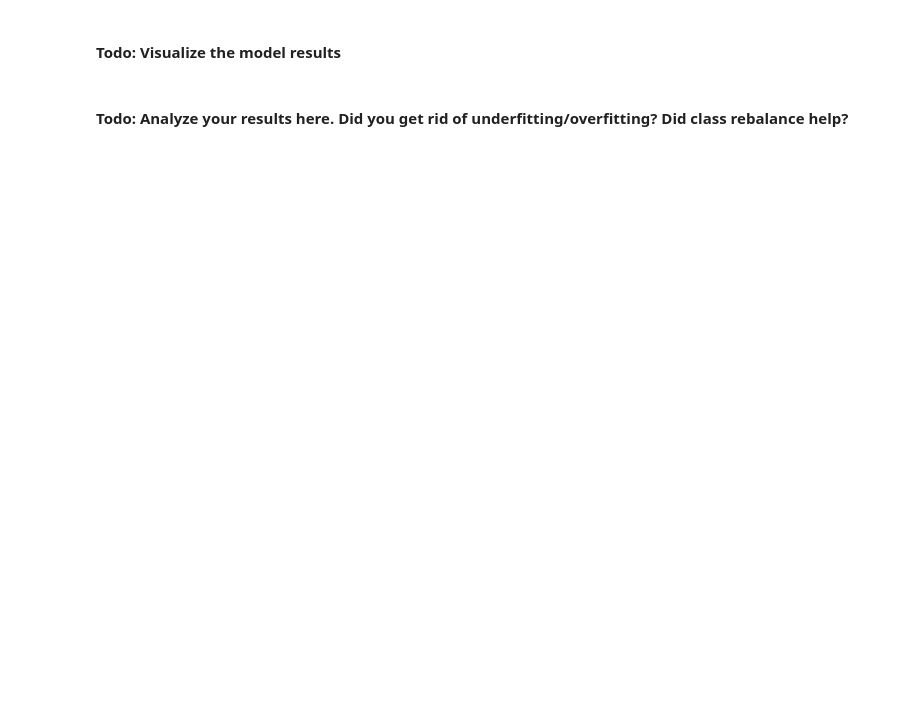
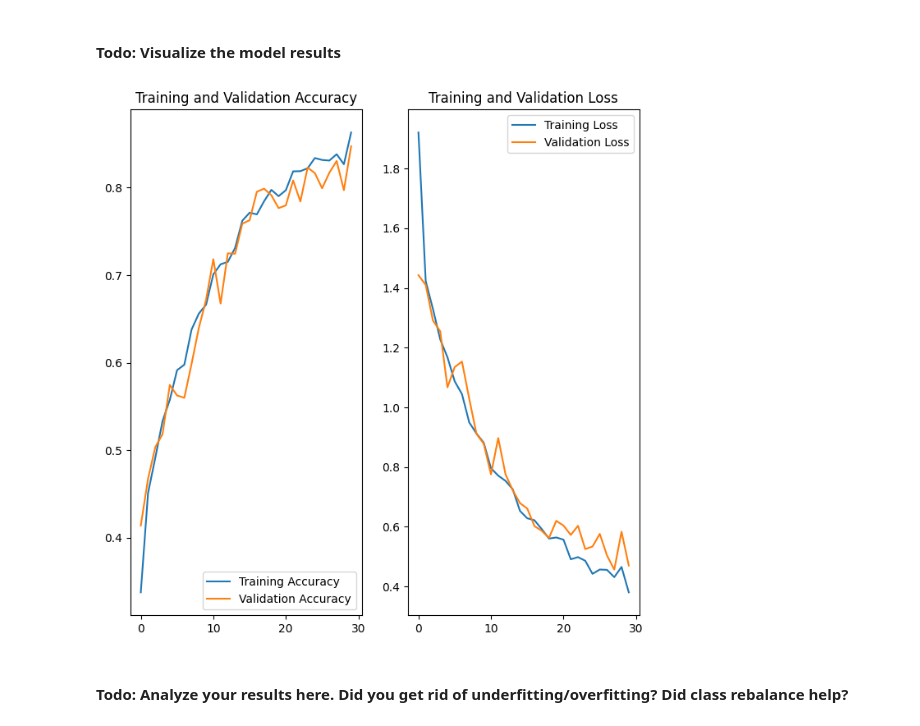
Before and after one commit to changshuren/Convolutional-Neural-Networks, a Jupyter notebook: Shu_Ren_Chang_nn_Skin_Cancer_v5.ipynb, the cells around one changed output. Cells and saved outputs as stored; diff of their text form; code cells hidden in the pictures; blank space fills up the shorter version.

```diff
--- a/Shu_Ren_Chang_nn_Skin_Cancer_v5.ipynb
+++ b/Shu_Ren_Chang_nn_Skin_Cancer_v5.ipynb
@@ -796,6 +825,6 @@ val_ds = tf.keras.preprocessing.image_dataset_from_directory(
   data_dir_train,
   seed=123,
   validation_split = 0.2,
-  subset = ## Todo choose the correct parameter value, so that only validation data is refered to,
+  subset = "validation",
   image_size=(img_height, img_width),
   batch_size=batch_size)
@@ -813,3 +852,29 @@ val_ds = tf.keras.preprocessing.image_dataset_from_directory(
 epochs = 30
 ## Your code goes here, use 50 epochs.
 history = # your model fit code
+# %%
+# Built the fourth CNN Model
+model=models.Sequential()
+# scaling the pixel values from 0-255 to 0-1
+model.add(layers.Rescaling(scale=1./255,input_shape=(180,180,3)))
+model.add(data_augmentation)
+
+# Convolution layer with 64 features, 3x3 filter and relu activation with 2x2 pooling
+model.add(layers.Conv2D(64,(3,3),padding = 'same',activation='relu'))
+model.add(layers.MaxPooling2D())
+
+# Convolution layer with 128 features, 3x3 filter and relu activation with 2x2 pooling
+model.add(layers.Conv2D(128,(3,3),padding = 'same',activation='relu'))
+model.add(layers.MaxPooling2D())
+#adding a 20% dropout after the convolution layers
+model.add(layers.Dropout(0.2))
+
+model.add(layers.Flatten())
+model.add(layers.Dense(256,activation='relu'))
+model.add(layers.Dense(9,activation='softmax'))
+# %%
+# Compiled the model
+model.compile(optimizer='adam',
+              loss=tf.keras.losses.SparseCategoricalCrossentropy(),
+              metrics=['accuracy'])
+model.summary()
@@ -815,0 +899,8 @@ history = # your model fit code
+# %%
+# Trained the model
+epochs = 30
+history = model.fit(
+  train_ds,
+  validation_data=val_ds,
+  epochs=epochs
+)
@@ -837,5 +946,10 @@ plt.plot(epochs_range, val_loss, label='Validation Loss')
 plt.legend(loc='upper right')
 plt.title('Training and Validation Loss')
 plt.show()
+# %%
+# Visualized model results
+plot_cnn_metrics(history,epochs)
+# %% [output]
+[figure, added]
 # %% [markdown]
 #### **Todo:**  Analyze your results here. Did you get rid of underfitting/overfitting? Did class rebalance help?
```
Also changed, not shown: parts of 17 cells of this notebook.
